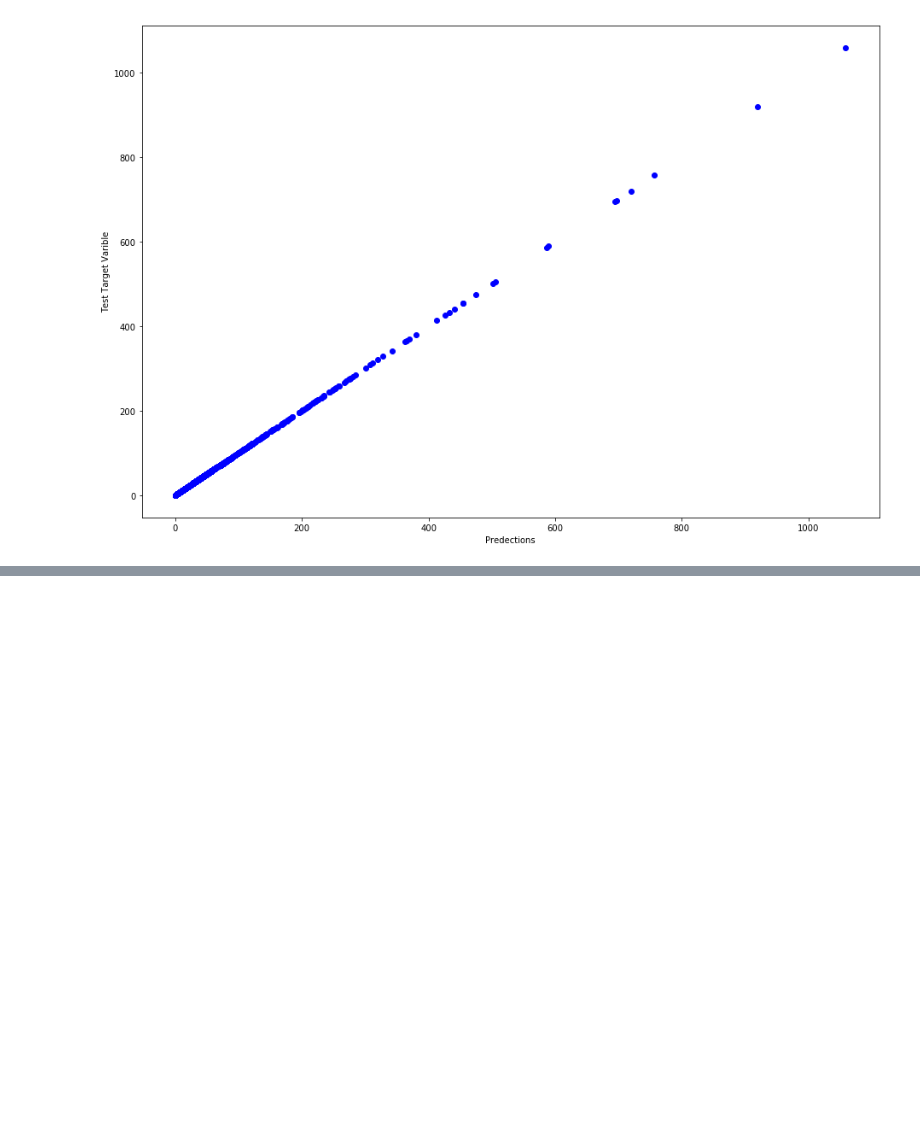
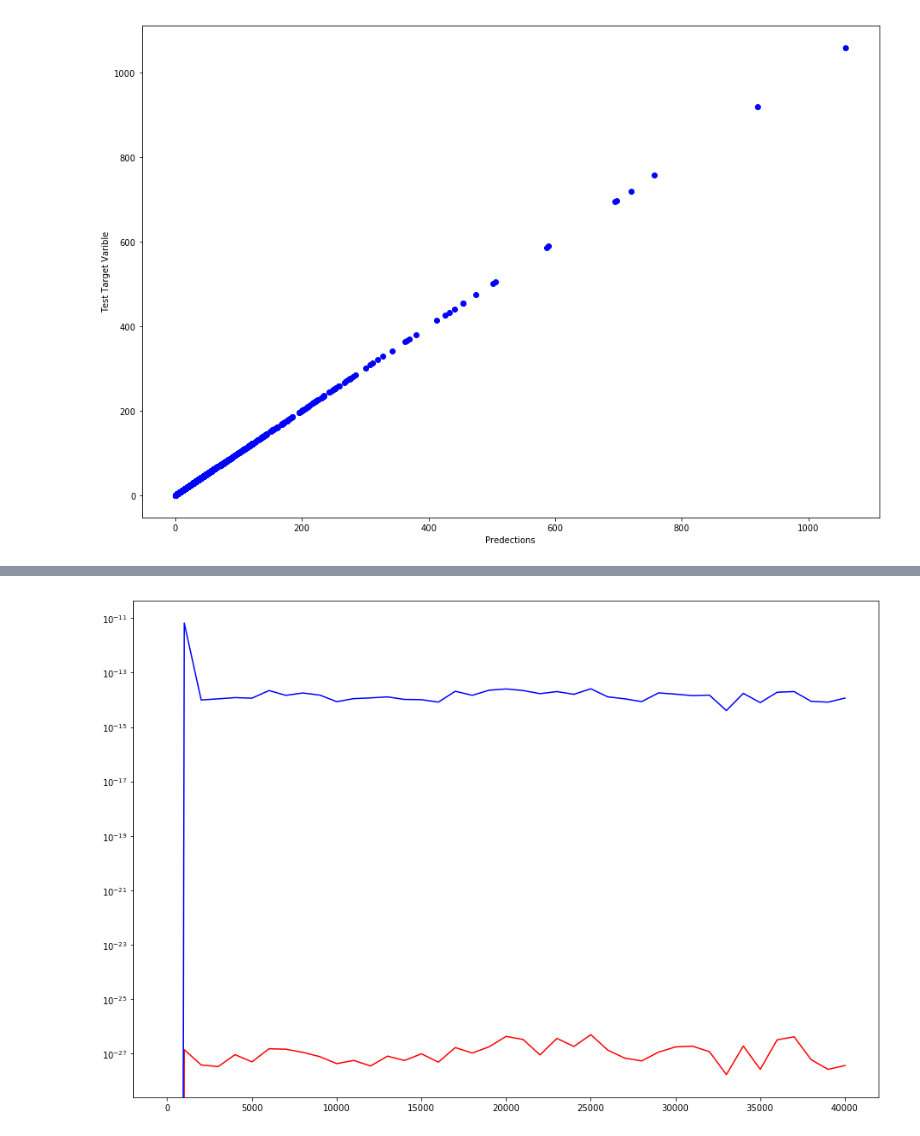
Before and after one commit to danietzio/Artificial-intelligence, a Jupyter notebook: UCI Facebook Comment Volume Dataset/Python/UCI Facebook Comment Volume Project.ipynb, the cells around one changed output, grey strips where cells are left out. Drawn from its saved outputs; the diff is of its cells as text; code cells hidden in the pictures; blank space fills up the shorter version.

Commit message:
Adding Learning Curves for better intitution

```diff
--- a/UCI Facebook Comment Volume Dataset/Python/UCI Facebook Comment Volume Project.ipynb
+++ b/UCI Facebook Comment Volume Dataset/Python/UCI Facebook Comment Volume Project.ipynb
@@ -320,6 +320,9 @@ from sklearn.cross_validation import train_test_split
 
 # Using Sklearn linear regression function for finding best thetas ( Linear Regression with multiple Varibles )
 from sklearn.linear_model import LinearRegression
+# %%
+# Before Fitting model, We should get rid of columns that has no effect on our predections
+X_norm = np.delete(X_norm, 37, 1)
 # %%
 # Spliting Normalized dataset into train and test datasets
 X_train, X_test, y_train, y_test = train_test_split(X_norm, y, test_size=0.33, random_state=42)
@@ -387,0 +390,32 @@ Mean Squared Error: 7.61356498551e-28
+# %%
+# Plotting Learning curves for better analysis
+plotLearningCurves(X_norm, y)
+# %%
+# Try and catch in beginning of the function
+def plotLearningCurves(X,y):
+    m,n = X.shape
+    maxVal = (int)(m / 10) * 10
+    N_size_arr = np.arange(10, maxVal + 10, 1000)
+    error_arr = np.zeros(( len(np.arange(10, maxVal + 10, 1000)) ,2 ))
+    index = 0
+
+    for i in N_size_arr:
+        X_train, X_test, y_train, y_test = train_test_split(X[:i,:], y[:i], test_size=0.33, random_state=42)
+
+        lm.fit(X_train, y_train)
+
+        error_arr[index,0] = mean_squared_error(y_train , lm.predict(X_train))
+        error_arr[index,1] = mean_absolute_error(y_test, lm.predict(X_test))
+
+        index += 1
+
+    fig = plt.figure(figsize=(12,8))
+    ax = fig.add_axes([0,0,1,1])
+
+    ax.set_yscale('log')
+    ax.plot(N_size_arr,error_arr[:,0], c='red')
+    ax.plot(N_size_arr,error_arr[:,1], c='blue')
+# %%
+plotLearningCurves(X_norm,y)
+# %% [output]
+[figure, added]
```
Also changed, not shown: parts of 3 cells of this notebook, 1 other file.
